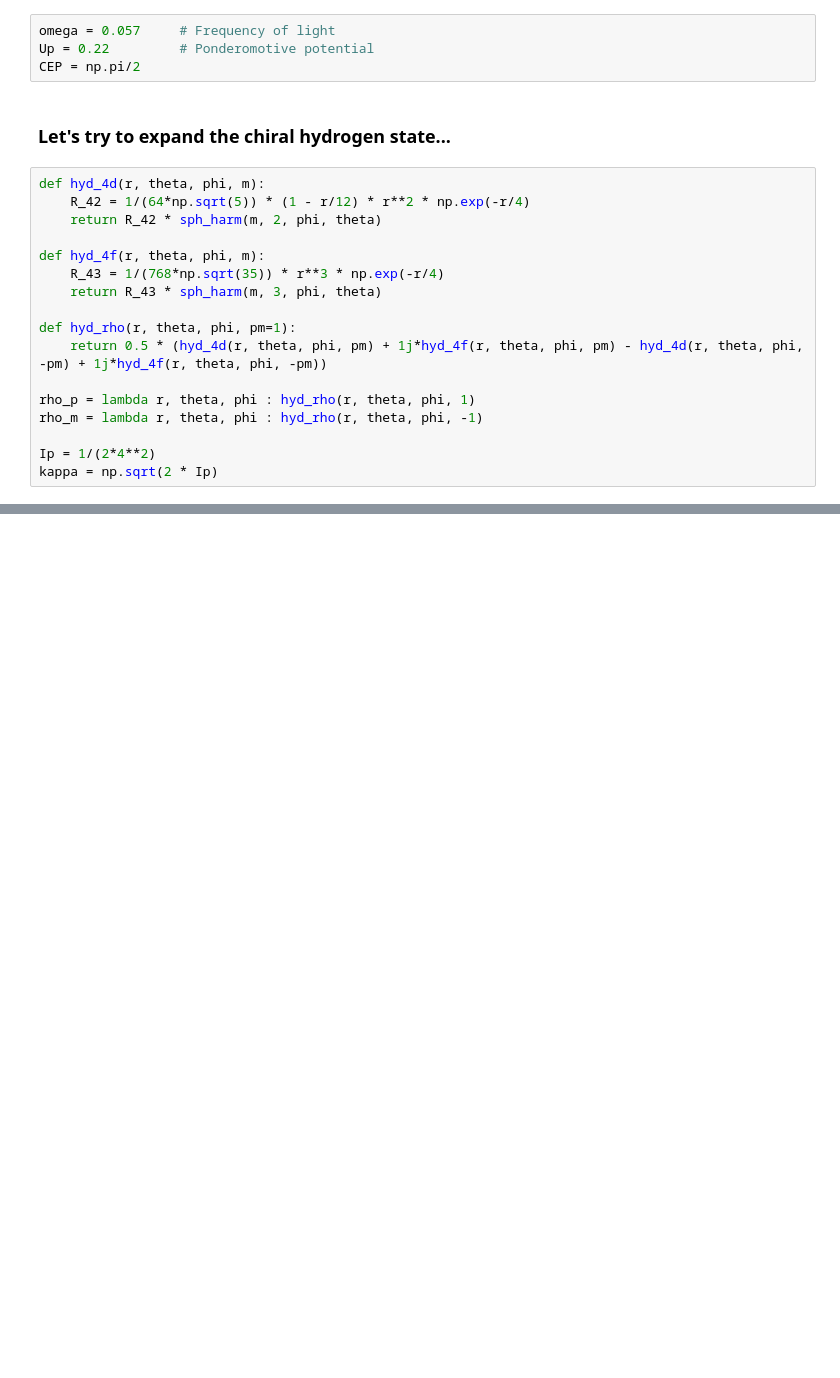
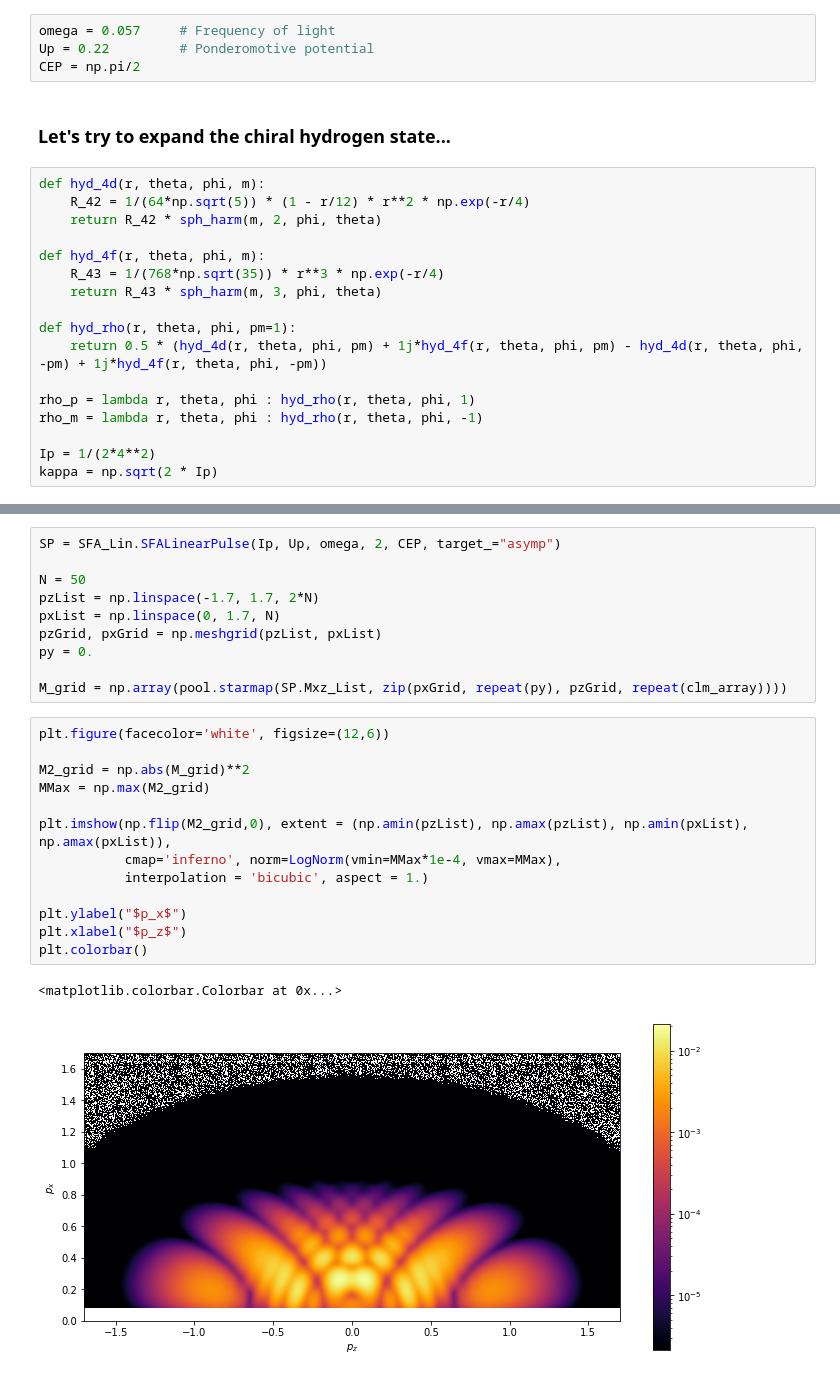
Before and after one commit to EmilHansen1/SFA_OAM_Linear, a Jupyter notebook: chiral_hydrogen.ipynb, the cells around one changed output, grey strips where cells are left out. Saved outputs shown, nothing was run; the diff lists cells and outputs as text; blank space fills up the shorter version.

```diff
--- a/chiral_hydrogen.ipynb
+++ b/chiral_hydrogen.ipynb
@@ -84,0 +102,26 @@ plt.tight_layout()
+# %%
+SP = SFA_Lin.SFALinearPulse(Ip, Up, omega, 2, CEP, target_="asymp")
+
+N = 50
+pzList = np.linspace(-1.7, 1.7, 2*N)
+pxList = np.linspace(0, 1.7, N)
+pzGrid, pxGrid = np.meshgrid(pzList, pxList)
+py = 0.
+
+M_grid = np.array(pool.starmap(SP.Mxz_List, zip(pxGrid, repeat(py), pzGrid, repeat(clm_array))))
+# %%
+plt.figure(facecolor='white', figsize=(12,6))
+
+M2_grid = np.abs(M_grid)**2
+MMax = np.max(M2_grid)
+
+plt.imshow(np.flip(M2_grid,0), extent = (np.amin(pzList), np.amax(pzList), np.amin(pxList), np.amax(pxList)),
+           cmap='inferno', norm=LogNorm(vmin=MMax*1e-4, vmax=MMax),
+           interpolation = 'bicubic', aspect = 1.)
+
+plt.ylabel("$p_x$")
+plt.xlabel("$p_z$")
+plt.colorbar()
+# %% [output]
+<matplotlib.colorbar.Colorbar at 0x...>
+[figure, added]
```
Also changed, not shown: parts of 12 cells of this notebook.
